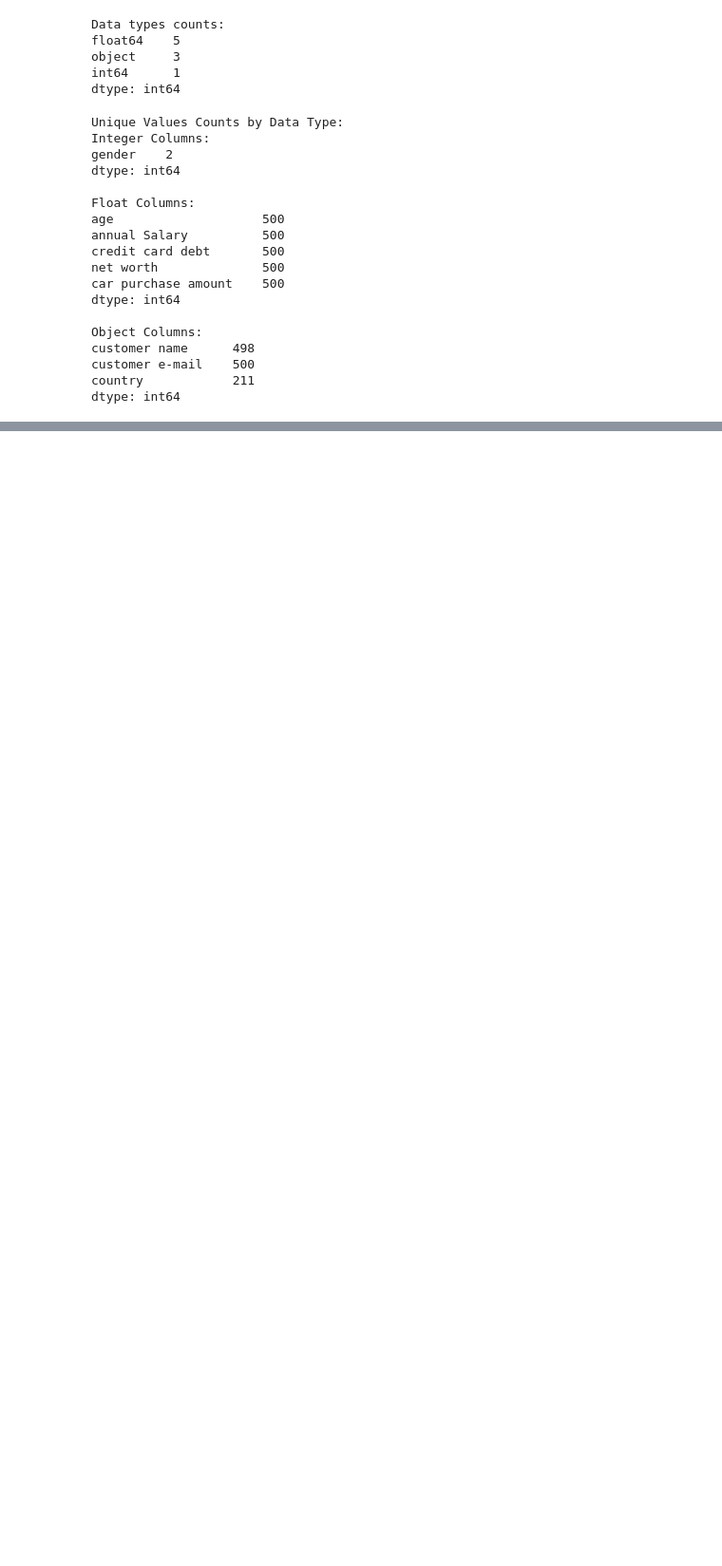
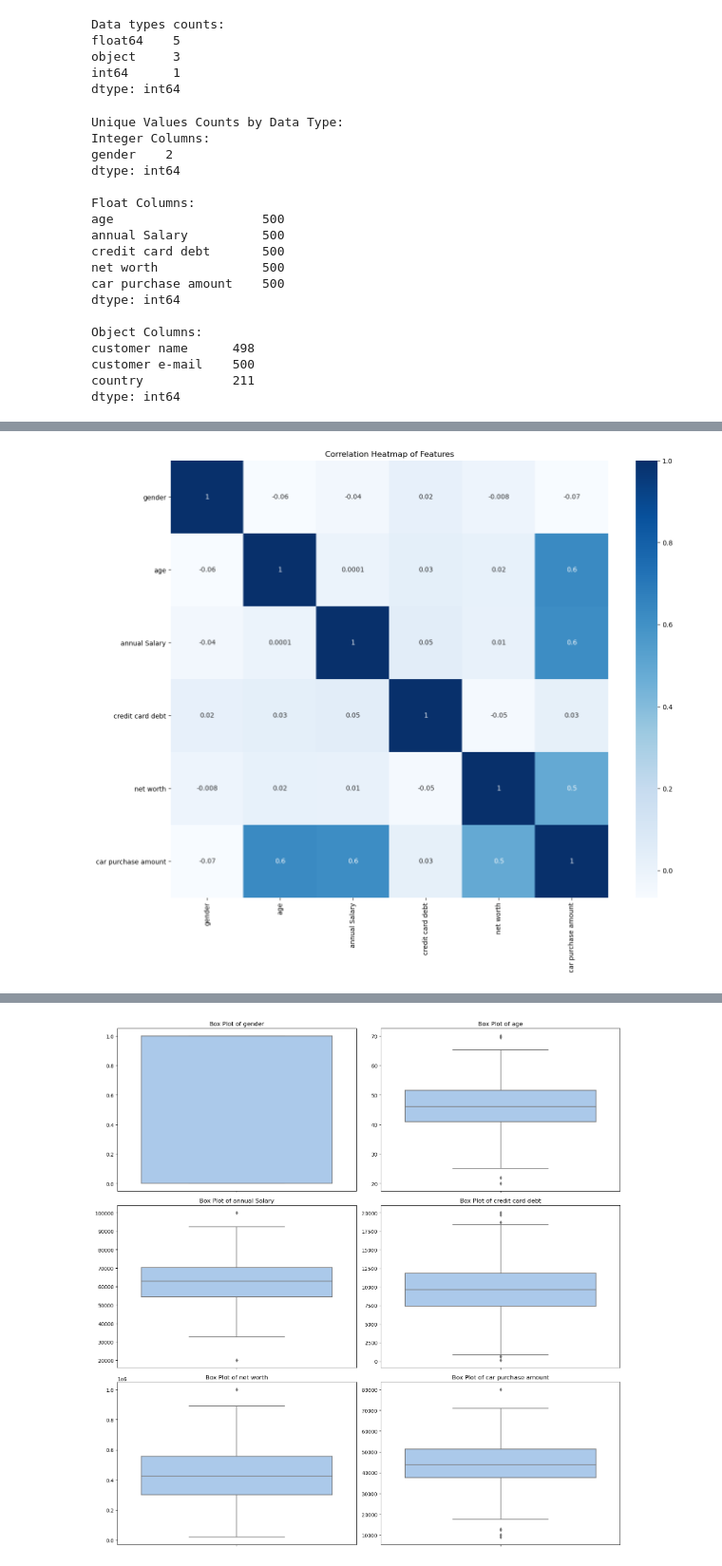
Before and after one commit to Isaac-Ndirangu-Muturi-749/CODSOFT-Predictive-Modeling-for-Car-Purchase-Amount, a Jupyter notebook: jupyter_notebook.ipynb, the cells around one changed output, grey strips where cells are left out. Shown at 95% size. Cells and saved outputs as stored; diff of their text form; code cells hidden in the pictures; blank space fills up the shorter version.

```diff
--- a/jupyter_notebook.ipynb
+++ b/jupyter_notebook.ipynb
@@ -317,0 +547,68 @@ EDA
+# %%
+import pandas as pd
+import matplotlib.pyplot as plt
+import seaborn as sns
+
+import pandas as pd
+import numpy as np
+import matplotlib.pyplot as plt
+import seaborn as sns
+
+class CorrelationOutlierAnalyzer:
+    def __init__(self, data):
+        self.data = data.select_dtypes(include=['int64', 'float64'])
+
+    def plot_correlation_heatmap(self):
+        corr_mat = self.data.corr()
+        mask = np.triu(np.ones_like(corr_mat, dtype=bool))
+        plt.subplots(figsize=(15, 12))
+        sns.heatmap(corr_mat, annot=True, cmap='Blues', square=True, fmt='.0g')
+        plt.title("Correlation Heatmap of Features")
+        plt.xticks(rotation=90)
+        plt.yticks(rotation=0)
+        plt.show()
+
+    def get_correlation_df(self):
+        corr_df = self.data.corr().abs().stack().reset_index().sort_values(0, ascending=False)
+        corr_df['pairs'] = list(zip(corr_df.level_0, corr_df.level_1))
+        corr_df.set_index(['pairs'], inplace=True)
+        corr_df.drop(columns=['level_1', 'level_0'], inplace=True)
+        corr_df.columns = ['cc']
+        corr_df = corr_df.drop_duplicates()
+        return corr_df.head(50)
+
+    def explore_outliers(self):
+        # Calculate the number of rows and columns for subplots
+        num_cols = len(self.data.columns)
+        num_rows = (num_cols - 1) // 2 + 1  # Divide by 2, rounded up
+
+        # Create a grid of subplots
+        fig, axes = plt.subplots(nrows=num_rows, ncols=2, figsize=(15, num_rows * 5))
+
+        # Flatten the axes for easy iteration
+        axes = axes.flatten()
+
+        # Plot box plots for each column
+        for i, col in enumerate(self.data.columns):
+            sns.boxplot(data=self.data, y=col, ax=axes[i])
+            axes[i].set_title(f"Box Plot of {col}")
+            axes[i].set_ylabel("")  # Remove y-axis label to save space
+            axes[i].set_xlabel("")  # Remove x-axis label
+            axes[i].tick_params(axis='x', rotation=45)  # Rotate x-axis labels if needed
+
+        plt.tight_layout()
+        plt.show()
+
+# Create an instance of CorrelationOutlierAnalyzer
+data_analyzer = CorrelationOutlierAnalyzer(df)
+
+# Plot correlation heatmap
+data_analyzer.plot_correlation_heatmap()
+
+# Get correlation dataframe
+print(data_analyzer.get_correlation_df())
+
+# Explore outliers using box plots
+data_analyzer.explore_outliers()
+# %% [output]
+[figure, added]
@@ -317,0 +633 @@ EDA
+[figure, added]
```
Also changed, not shown: parts of 64 cells of this notebook.
